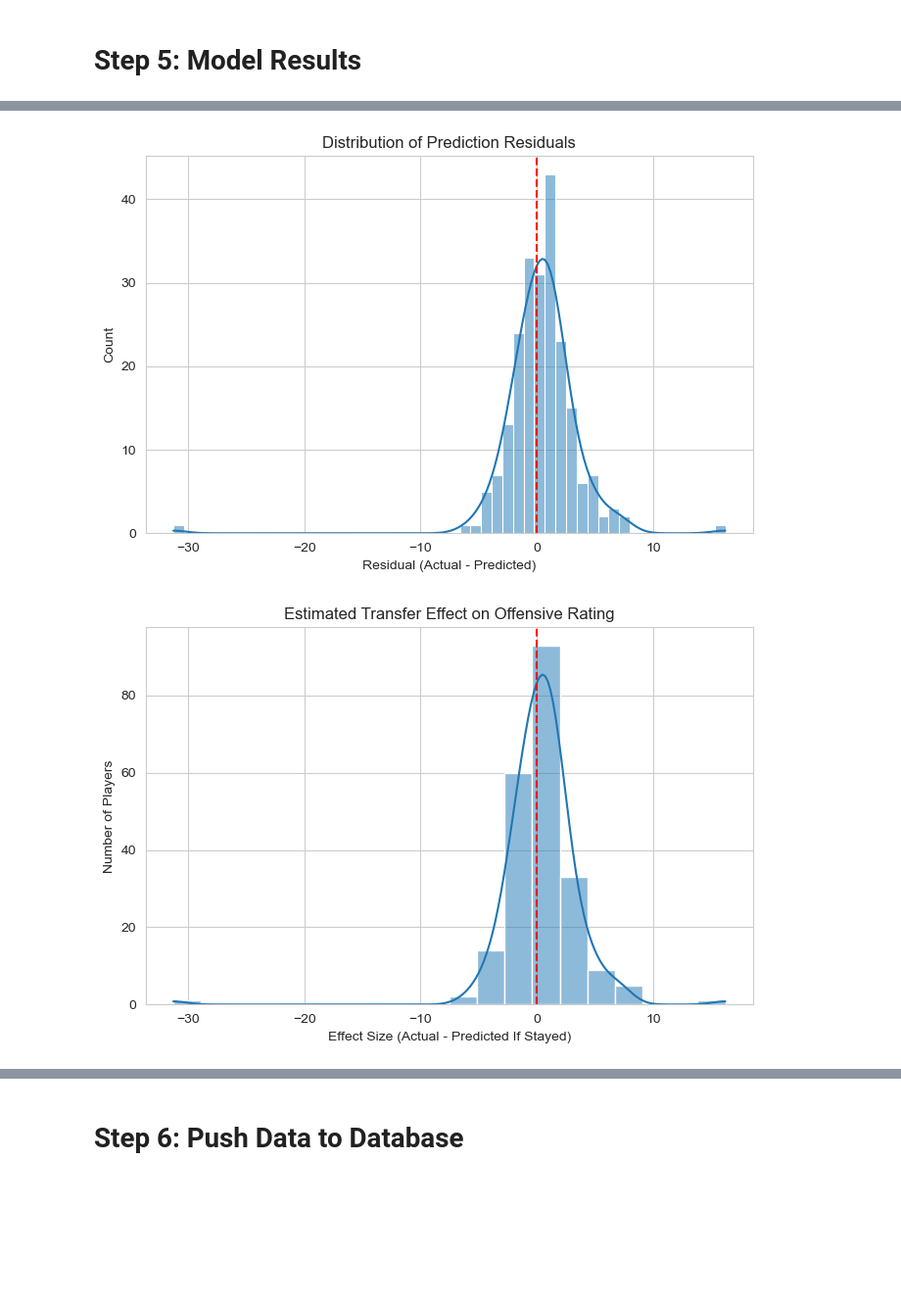
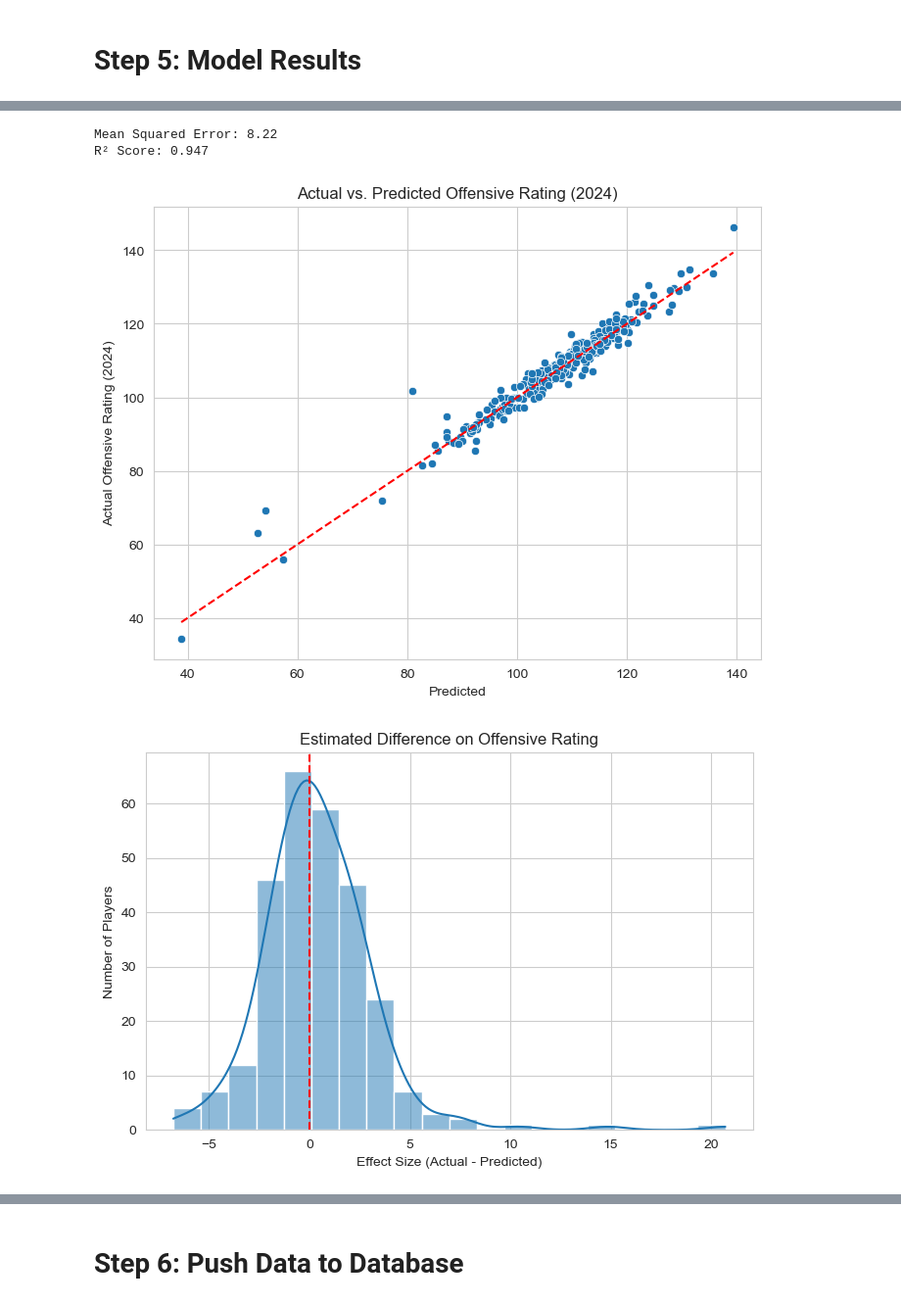
Before and after one commit to qadabie/NCAAB_TransferPortal, a Jupyter notebook: ensemble_transfer_model.ipynb, the cells around one changed output, grey strips where cells are left out. Shown: that part at 98% size. Saved outputs shown, nothing was run; the diff lists cells and outputs as text; code cells hidden in the pictures; blank space fills up the shorter version.

Commit message:
File now models out predicted year 4 for player who actually stayed for year 4. Also modularized the code more with better functions.

```diff
--- a/ensemble_transfer_model.ipynb
+++ b/ensemble_transfer_model.ipynb
@@ -186,6 +172,31 @@ summary_2024.sample(5)
 # %%
-mse = mean_squared_error(summary_2024["Actual Offensive Rating (2024)"], summary_2024["Predicted If Stayed"])
-r2 = r2_score(summary_2024["Actual Offensive Rating (2024)"], summary_2024["Predicted If Stayed"])
+def model_results(df):
+    mse = mean_squared_error(df["Actual Offensive Rating (2024)"], df["Predicted"])
+    r2 = r2_score(df["Actual Offensive Rating (2024)"], df["Predicted"])
 
-print(f"Mean Squared Error: {mse:.2f}")
-print(f"R² Score: {r2:.3f}")
+    print(f"Mean Squared Error: {mse:.2f}")
+    print(f"R² Score: {r2:.3f}")
+
+    plt.figure(figsize = (8, 6))
+    sns.scatterplot(data = df, x = "Predicted", y = "Actual Offensive Rating (2024)")
+    plt.plot([df["Predicted"].min(), df["Predicted"].max()],
+             [df["Predicted"].min(), df["Predicted"].max()],
+             color = 'red', linestyle = '--')
+    plt.title("Actual vs. Predicted Offensive Rating (2024)")
+    plt.xlabel("Predicted")
+    plt.ylabel("Actual Offensive Rating (2024)")
+    plt.grid(True)
+    plt.show()
+
+    plt.figure(figsize = (8, 5))
+    sns.histplot(df["Estimated Difference"], bins = 20, kde = True)
+    plt.axvline(0, color = 'red', linestyle = '--')
+    plt.title("Estimated Difference on Offensive Rating")
+    plt.xlabel("Effect Size (Actual - Predicted)")
+    plt.ylabel("Number of Players")
+    plt.show()
+
+    top_effects = df.sort_values("Estimated Difference", ascending = False).head()
+    bottom_effects = df.sort_values("Estimated Difference").head()
+
+    return top_effects, bottom_effects
@@ -228,21 +203,12 @@ plt.show()
-# %%
-summary_2024["Residual"] = summary_2024["Actual Offensive Rating (2024)"] - summary_2024["Predicted If Stayed"]
-
-plt.figure(figsize = (8, 5))
-sns.histplot(summary_2024["Residual"], kde = True)
-plt.axvline(0, color = 'red', linestyle = '--')
-plt.title("Distribution of Prediction Residuals")
-plt.xlabel("Residual (Actual - Predicted)")
-plt.show()
-# %% [output]
-[figure, removed]
-# %%
-plt.figure(figsize = (8, 5))
-sns.histplot(summary_2024["Estimated Transfer Effect"], bins = 20, kde = True)
-plt.axvline(0, color = 'red', linestyle = '--')
-plt.title("Estimated Transfer Effect on Offensive Rating")
-plt.xlabel("Effect Size (Actual - Predicted If Stayed)")
-plt.ylabel("Number of Players")
-plt.show()
-# %% [output]
-[figure, removed]
+# %%
+summary_2024_transfers = model_vs_actual(df_2024_transfers)
+summary_2024_no_transfers = model_vs_actual(df_2024_no_transfers)
+# %%
+# Results to test the models predicted values for players who stayed 4 years at one school.
+# Model trained on 3 years and then predicts year 4 vs actual for year 4 at that school
+top0, bottom0 = model_results(summary_2024_no_transfers)
+# %% [output]
+Mean Squared Error: 8.22
+R² Score: 0.947
+[figure, added]
+[figure, added]
```
Also changed, not shown: parts of 15 cells of this notebook, 1 other file.
